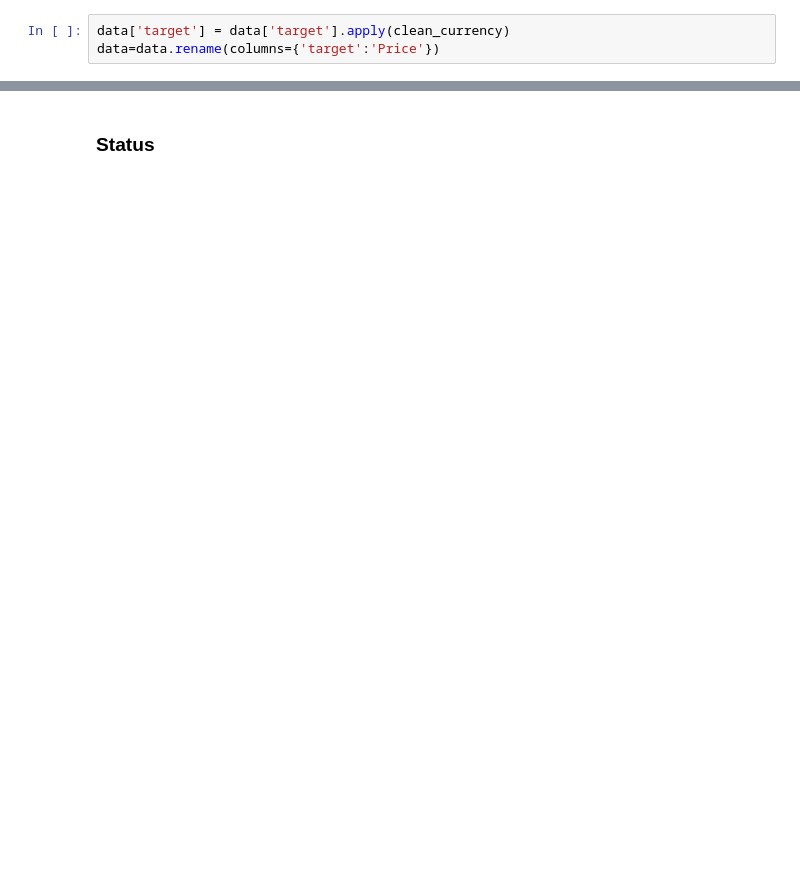
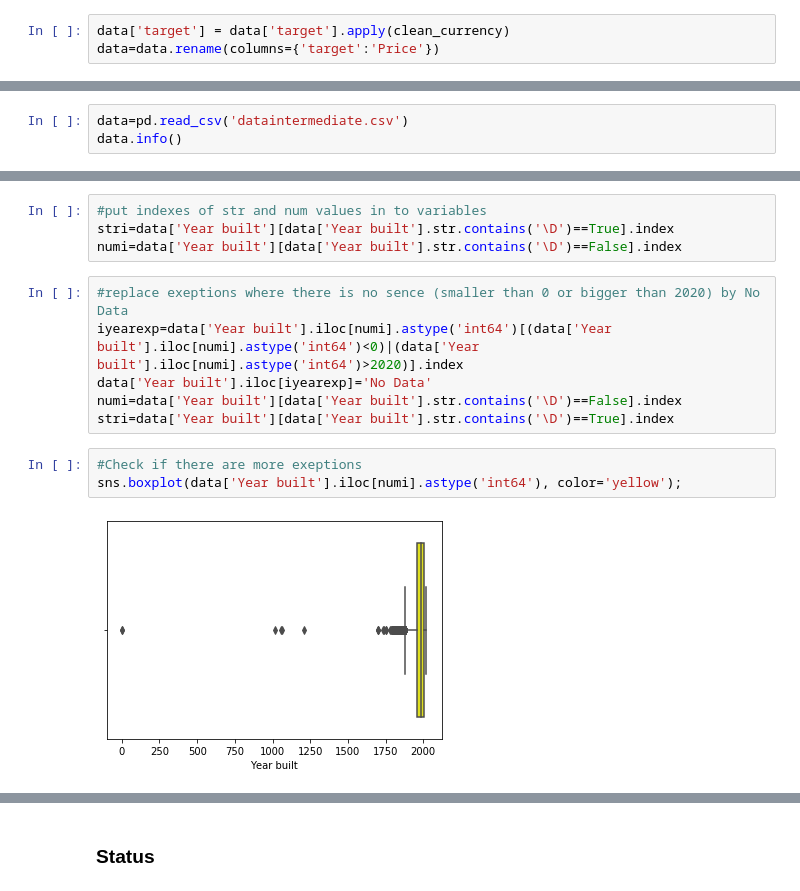
Before and after one commit to Ariellash/Final-DS, a Jupyter notebook: Data.ipynb, the cells around one changed output, grey strips where cells are left out. Drawn from its saved outputs; the diff is of its cells as text; blank space fills up the shorter version.

```diff
--- a/Data.ipynb
+++ b/Data.ipynb
@@ -72,0 +300,3 @@ data.info()
+# %%
+data=pd.read_csv('dataintermediate.csv')
+data.info()
@@ -72,0 +321,15 @@ data.info()
+# %%
+#put indexes of str and num values in to variables
+stri=data['Year built'][data['Year built'].str.contains('\D')==True].index
+numi=data['Year built'][data['Year built'].str.contains('\D')==False].index
+# %%
+#replace exeptions where there is no sence (smaller than 0 or bigger than 2020) by No Data
+iyearexp=data['Year built'].iloc[numi].astype('int64')[(data['Year built'].iloc[numi].astype('int64')<0)|(data['Year built'].iloc[numi].astype('int64')>2020)].index
+data['Year built'].iloc[iyearexp]='No Data'
+numi=data['Year built'][data['Year built'].str.contains('\D')==False].index
+stri=data['Year built'][data['Year built'].str.contains('\D')==True].index
+# %%
+#Check if there are more exeptions
+sns.boxplot(data['Year built'].iloc[numi].astype('int64'), color='yellow');
+# %% [output]
+[figure, added]
```
Also changed, not shown: parts of 100 cells of this notebook.
